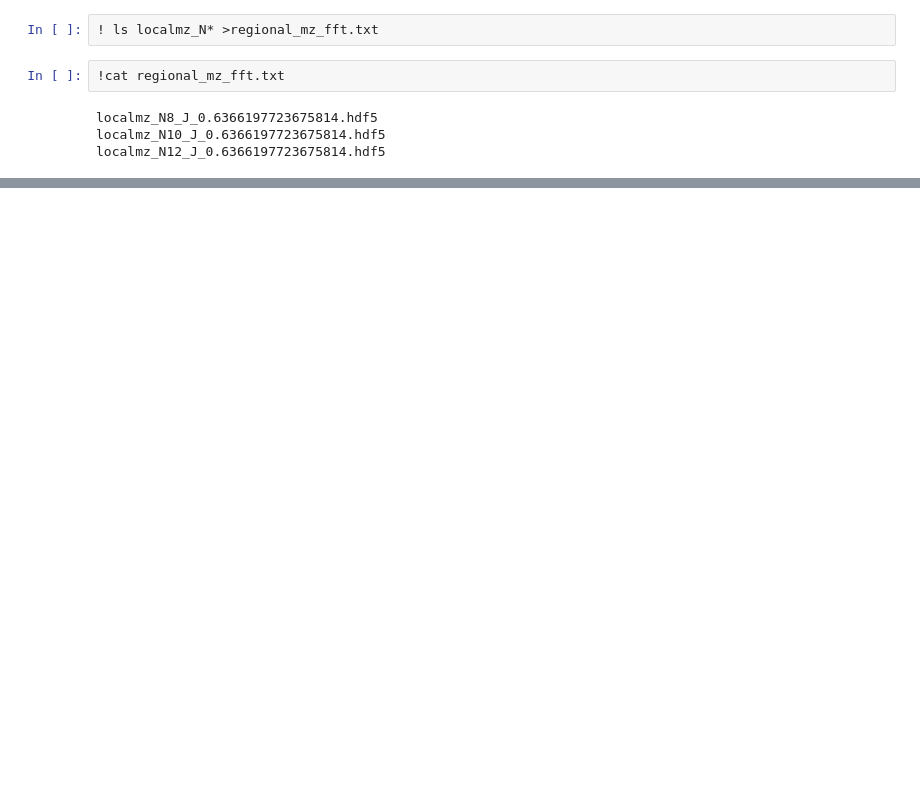
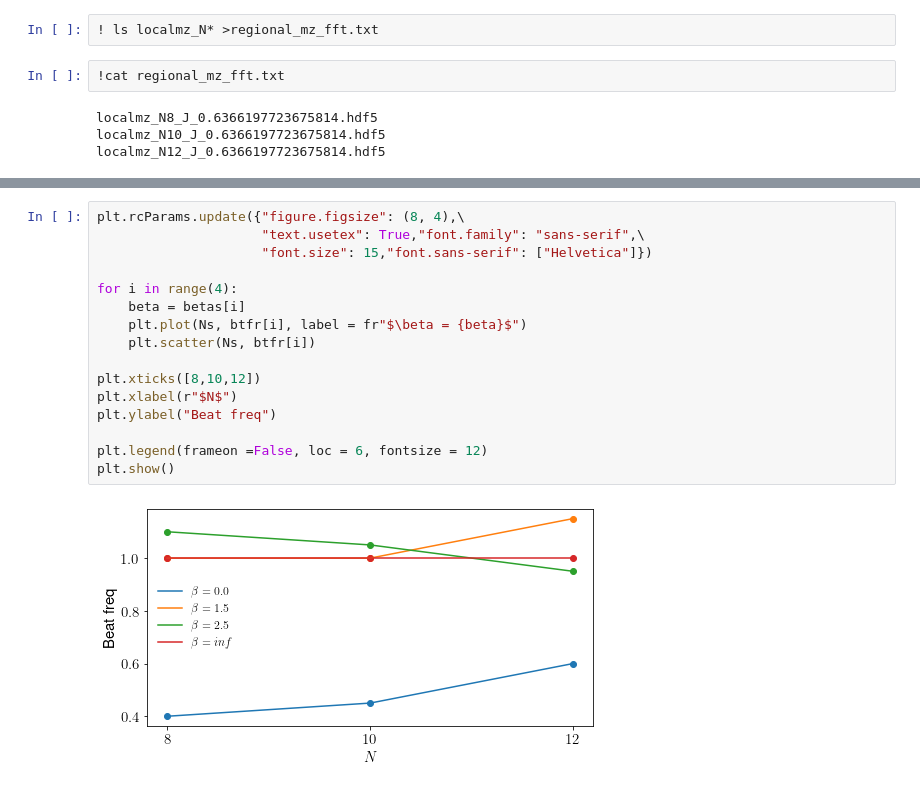
Before and after one commit to rahmahi/Chimera_Time_Crystal, a Jupyter notebook: codes/larger_steps_different_N/fft_long_multipleN.ipynb, the cells around one changed output, grey strips where cells are left out. Cells and saved outputs as stored; diff of their text form; blank space fills up the shorter version.

```diff
--- a/codes/larger_steps_different_N/fft_long_multipleN.ipynb
+++ b/codes/larger_steps_different_N/fft_long_multipleN.ipynb
@@ -113,0 +122,18 @@ beta= inf beat_freq- 1.0
+# %%
+plt.rcParams.update({"figure.figsize": (8, 4),\
+                     "text.usetex": True,"font.family": "sans-serif",\
+                     "font.size": 15,"font.sans-serif": ["Helvetica"]})
+
+for i in range(4):
+    beta = betas[i]
+    plt.plot(Ns, btfr[i], label = fr"$\beta = {beta}$")
+    plt.scatter(Ns, btfr[i])
+
+plt.xticks([8,10,12])
+plt.xlabel(r"$N$")
+plt.ylabel("Beat freq")
+
+plt.legend(frameon =False, loc = 6, fontsize = 12)
+plt.show()
+# %% [output]
+[figure, added]
```
Also changed, not shown: parts of 1 cell of this notebook.
